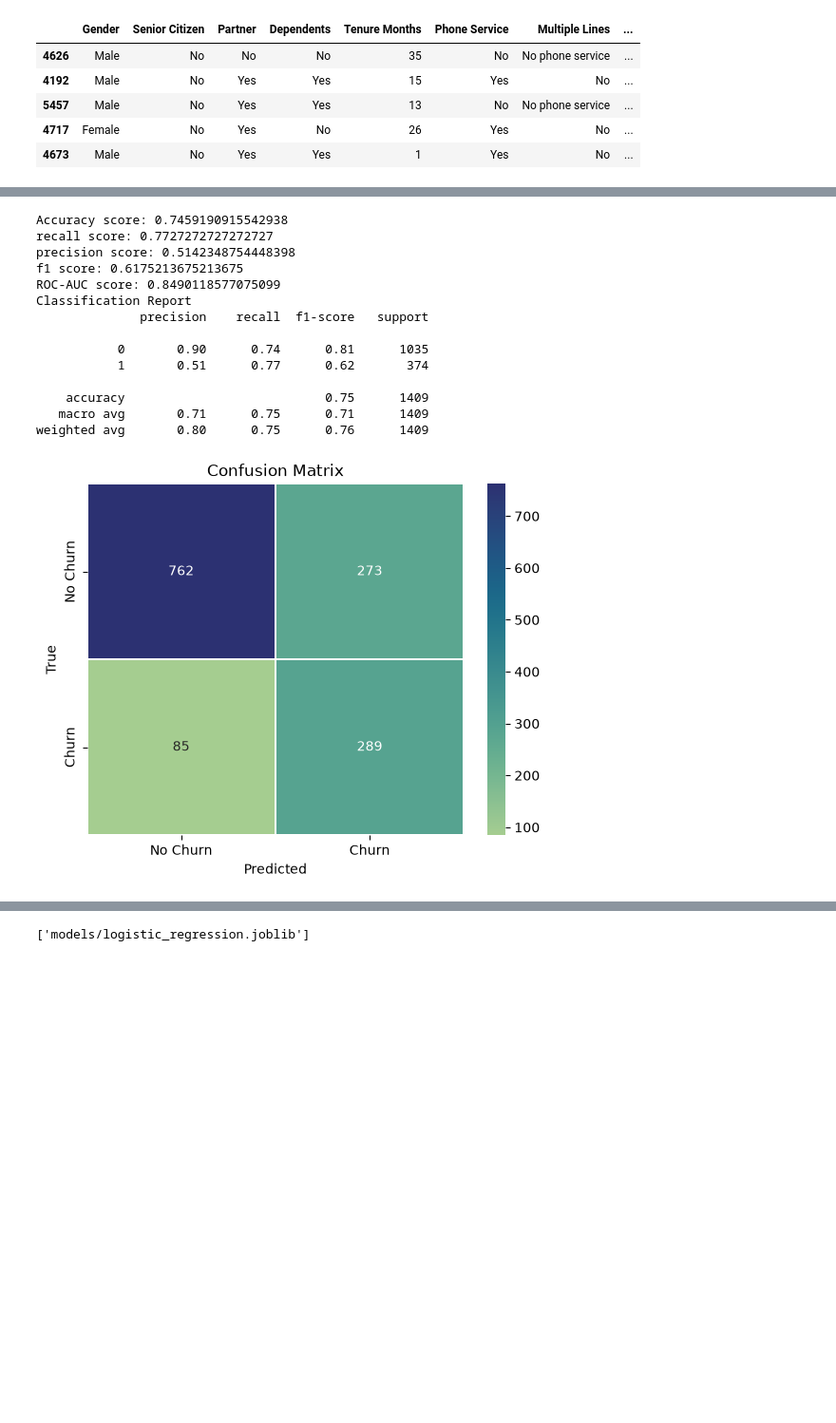
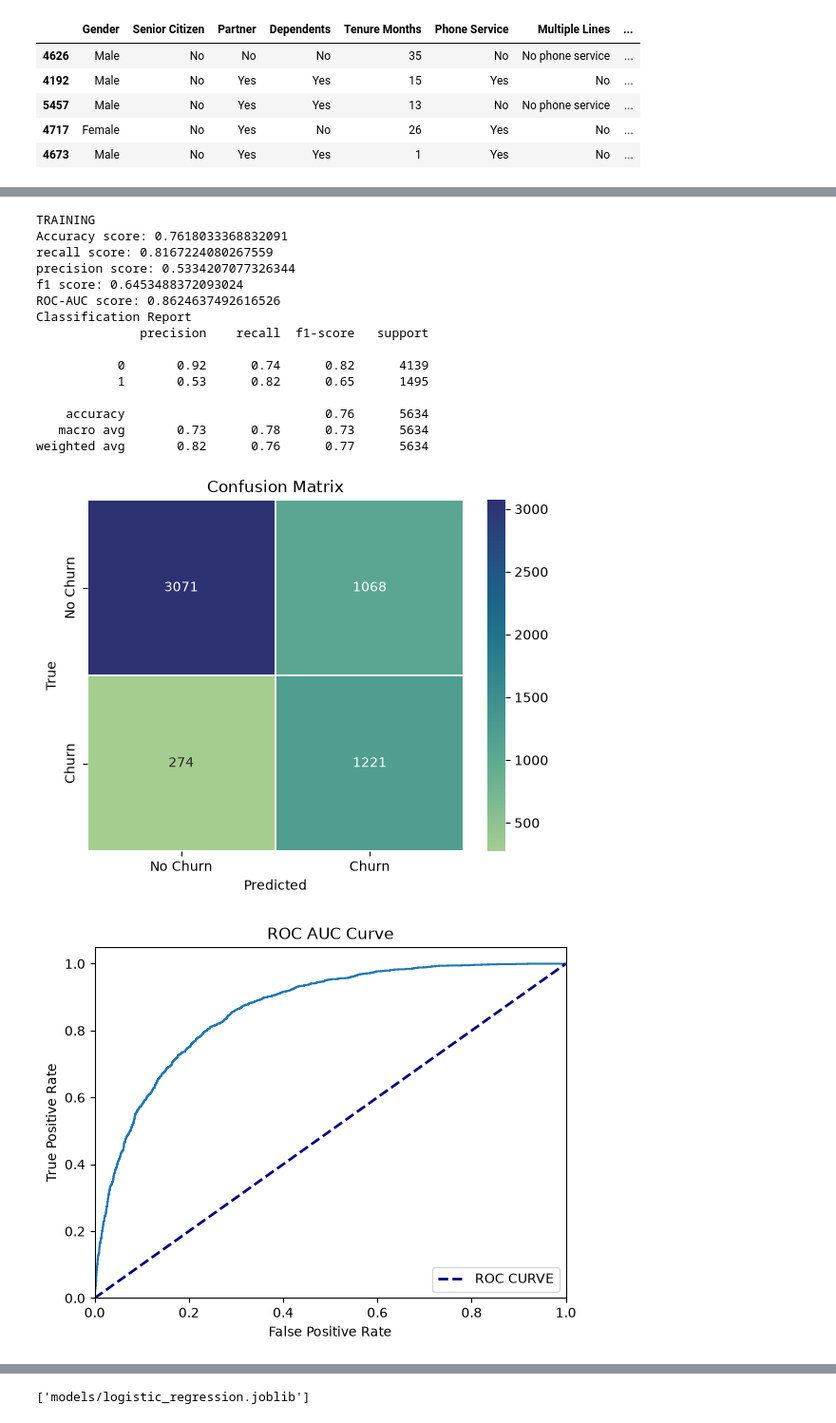
Before and after one commit to YugamdeepGoyal/exp_learning_telco_churn, a Jupyter notebook: LogisticRegression.ipynb, the cells around one changed output, grey strips where cells are left out. Shown at 95% size. Saved outputs shown, nothing was run; the diff lists cells and outputs as text; code cells hidden in the pictures; blank space fills up the shorter version.

```diff
--- a/LogisticRegression.ipynb
+++ b/LogisticRegression.ipynb
@@ -61,7 +61,7 @@ param_grid = {
     "model__solver": ["saga"]
 }
 # %%
-random_search = RandomizedSearchCV(pipe, random_state=42, param_distributions=param_grid, n_jobs=-1, verbose=1, scoring="f1")
+random_search = RandomizedSearchCV(pipe, random_state=42, param_distributions=param_grid, n_jobs=-1, verbose=1, scoring="recall")
 # %%
 random_search.fit(X_train, y_train)
 # %% [output]
@@ -86,21 +86,29 @@ RandomizedSearchCV(estimator=Pipeline(steps=[('preprocessor',
 # %%
 y_pred = random_search.predict(X_test)
 y_pred_proba = random_search.predict_proba(X_test)
+# %%
+y_train_pred = random_search.predict(X_train)
+y_train_pred_proba = random_search.predict_proba(X_train)
 # %%
+print("TRAINING")
+metrics(y_train, y_train_pred, y_train_pred_proba[:, 1])
+print("TESTING")
 metrics(y_test, y_pred, y_pred_proba[:, 1])
 # %% [output]
-Accuracy score: 0.7459190915542938
-recall score: 0.7727272727272727
-precision score: 0.5142348754448398
-f1 score: 0.6175213675213675
-ROC-AUC score: 0.8490118577075099
+TRAINING
+Accuracy score: 0.7618033368832091
+recall score: 0.8167224080267559
+precision score: 0.5334207077326344
+f1 score: 0.6453488372093024
+ROC-AUC score: 0.8624637492616526
 Classification Report
               precision    recall  f1-score   support
 
-           0       0.90      0.74      0.81      1035
-           1       0.51      0.77      0.62       374
+           0       0.92      0.74      0.82      4139
+           1       0.53      0.82      0.65      1495
 
-    accuracy                           0.75      1409
-   macro avg       0.71      0.75      0.71      1409
-weighted avg       0.80      0.75      0.76      1409
+    accuracy                           0.76      5634
+   macro avg       0.73      0.78      0.73      5634
+weighted avg       0.82      0.76      0.77      5634
-[figure, old version]
+[figure, new version]
+[figure, added]
```
Also changed, not shown: parts of 4 cells of this notebook, 5 other files.
